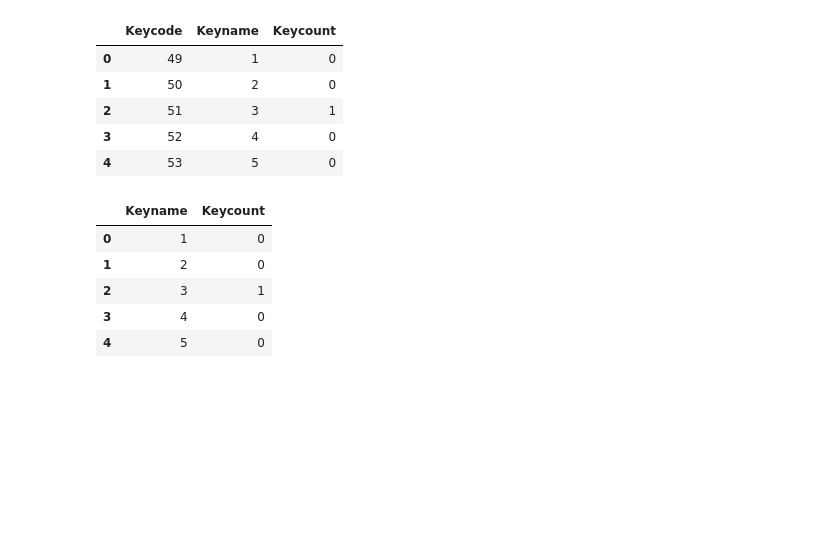
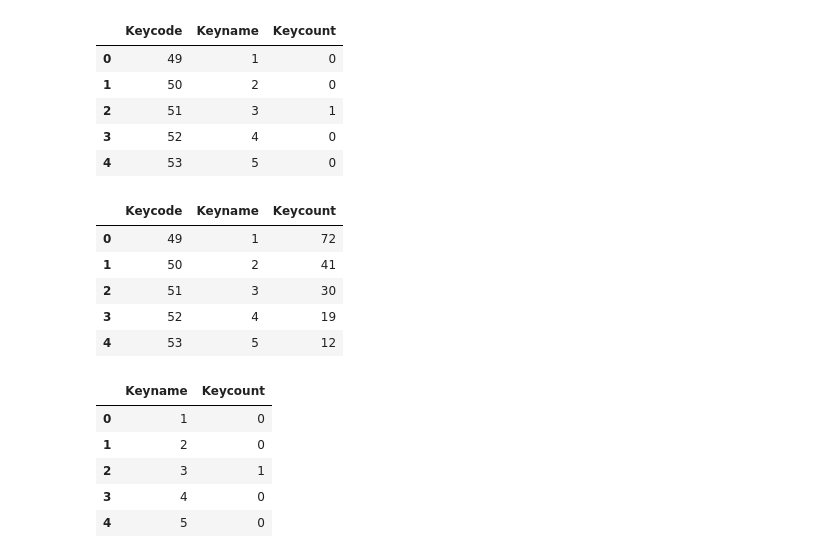
Before and after one commit to hakancangunerli/keyboard-heatmap-analysis, a Jupyter notebook: analysis.ipynb, the cells around one changed output. Saved outputs shown, nothing was run; the diff lists cells and outputs as text; code cells hidden in the pictures; blank space fills up the shorter version.

```diff
--- a/analysis.ipynb
+++ b/analysis.ipynb
@@ -7,5 +7,6 @@ pd.options.mode.chained_assignment = None
 import plotly.express as px
 import matplotlib.pyplot as plt
 # %%
-df = pd.read_csv('mac_data.csv')
+df_mac = pd.read_csv('mac_data.csv')
+df_windows = pd.read_csv('windows_data.csv')
 # %%
@@ -17,5 +18,14 @@ df.head()
 | 2 | 51 | 3 | 1 |
 | 3 | 52 | 4 | 0 |
 | 4 | 53 | 5 | 0 |
+# %%
+df_windows.head()
+# %% [output]
+|  | Keycode | Keyname | Keycount |
+| 0 | 49 | 1 | 72 |
+| 1 | 50 | 2 | 41 |
+| 2 | 51 | 3 | 30 |
+| 3 | 52 | 4 | 19 |
+| 4 | 53 | 5 | 12 |
 # %%
 # we don't need the keycode
```
Also changed, not shown: parts of 11 cells of this notebook, 3 other files.
